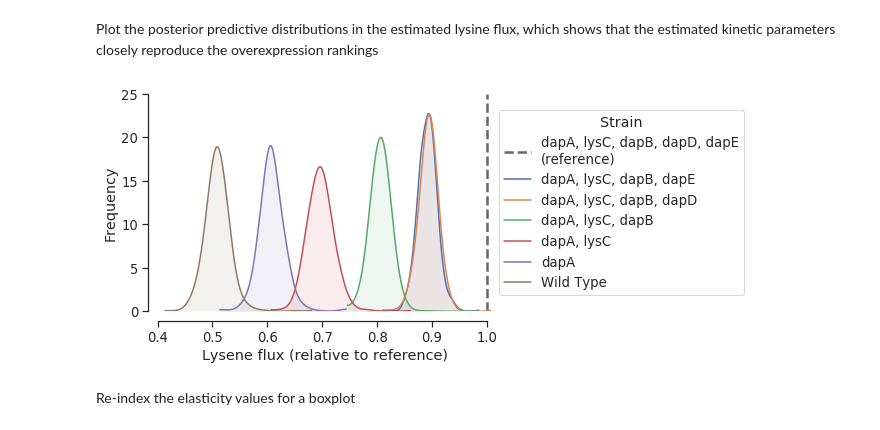
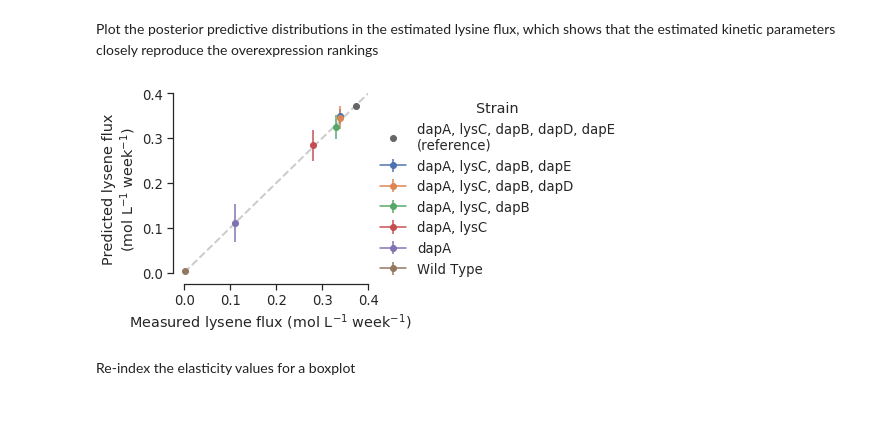
Before and after one commit to pstjohn/emll, a Jupyter notebook: notebooks/contador.ipynb, the cells around one changed output. Cells and saved outputs as stored; diff of their text form; code cells hidden in the pictures.

```diff
--- a/notebooks/contador.ipynb
+++ b/notebooks/contador.ipynb
@@ -38,7 +38,16 @@ from emll.util import create_elasticity_matrix
 
 model, N, v_star = models['contador']()
 
-v_star = np.abs(v_star)
+with model:
+    model.reactions.EX_glc.lower_bound = -1.243
+    model.reactions.EX_lys.lower_bound = .30 * 1.243
+    model.reactions.zwf.bounds = (.778, .778)
+
+#    model.summary()
+
+    fluxes = model.optimize().fluxes
+
+v_star = np.abs(fluxes.values)
 
 for rxn in model.reactions:
     rxn.bounds = (-1000, 1000)
@@ -177,31 +215,61 @@ with pymc_model:
 # %% [markdown]
 Plot the posterior predictive distributions in the estimated lysine flux, which shows that the estimated kinetic parameters closely reproduce the overexpression rankings
+# %%
+fig = plt.figure(figsize=(3.5,3.5))
+ax = fig.add_subplot(111)
+
+for i in range(n_exp):
+
+    hpd = pm.hpd(trace_vi['lys_mean'][:, i]) * v_star[lys_index]
+    mean = trace_vi['lys_mean'][:, i].mean() * v_star[lys_index]
+    ax.errorbar(ox_results[i] * v_star[lys_index], mean, yerr=np.atleast_2d([mean-hpd[0], mean-hpd[1]]), marker='o', label=strains[i])
+
+ax.plot(v_star[lys_index], v_star[lys_index], 'o', color='.4', label='dapA, lysC, dapB, dapD, dapE\n(reference)')
+
+legend = ax.legend(loc='center left', bbox_to_anchor=(1., .5), title='Strain')
+plt.setp(legend.get_title(),fontsize='x-large')
+
+ax.plot([0, .4], [0, .4], ls='--', color='.8', zorder=0, lw=2)
+
+ax.set_xlabel('Measured lysene flux (mol L$^{-1}$ week$^{-1}$)')
+ax.set_ylabel('Predicted lysene flux\n(mol L$^{-1}$ week$^{-1}$)')
+
+ax.set_xlim((-0.025, 0.4))
+ax.set_ylim((-0.025, 0.4))
+
+ax.set_xticks([0, .1, .2, .3, .4])
+
+sns.despine(trim=True)
+fig.savefig('lysine_flux_prediction.svg')
+# %% [output]
+[figure, added]
 # %%
-fig = plt.figure()
-ax = fig.add_subplot(111)
+# fig = plt.figure()
+# ax = fig.add_subplot(111)
 
-ax.axvline(1, lw=2.5, color='.4', label='dapA, lysC, dapB, dapD, dapE\n(reference)', ls='--')
+# ax.axvline(1, lw=2.5, color='.4', label='dapA, lysC, dapB, dapD, dapE\n(reference)', ls='--')
 
-for i in range(n_exp):
-    pm.kdeplot(trace_vi['lys_mean'][:, i], shade=.1, ax=ax, label=strains[i])
+# for amount in ox_results:
+#     ax.axvline(amount, lw=2.5, color='.4', ls='--')
+
+# for i in range(n_exp):
+#     pm.kdeplot(trace_vi['lys_mean'][:, i], shade=.1, ax=ax, label=strains[i])
 
 
-legend = ax.legend(loc='center left', bbox_to_anchor=(1., .5), title='Strain')
-plt.setp(legend.get_title(),fontsize='x-large')
+# legend = ax.legend(loc='center left', bbox_to_anchor=(1., .5), title='Strain')
+# plt.setp(legend.get_title(),fontsize='x-large')
 
-ax.set_ylabel('Frequency')
-ax.set_xlabel('Lysene flux (relative to reference)')
+# ax.set_ylabel('Frequency')
+# ax.set_xlabel('Lysene flux (relative to reference)')
 
-sns.despine(offset=10)
+# sns.despine(offset=10)
 
-ax.set_xlim([0.4, 1.01])
-ax.set_ylim([0, 25])
+# ax.set_xlim([-.2, 1.6])
+# ax.set_ylim([0, 25])
 
-# fig.tight_layout()
-sns.despine(trim=True)
-# fig.savefig('sequential_ox.svg', transparent=True)
+# # fig.tight_layout()
+# sns.despine(trim=True)
+# # fig.savefig('sequential_ox.svg', transparent=True)
-# %% [output]
-[figure, removed]
 # %% [markdown]
 Re-index the elasticity values for a boxplot
 # %%
```
Also changed, not shown: parts of 17 cells of this notebook.
